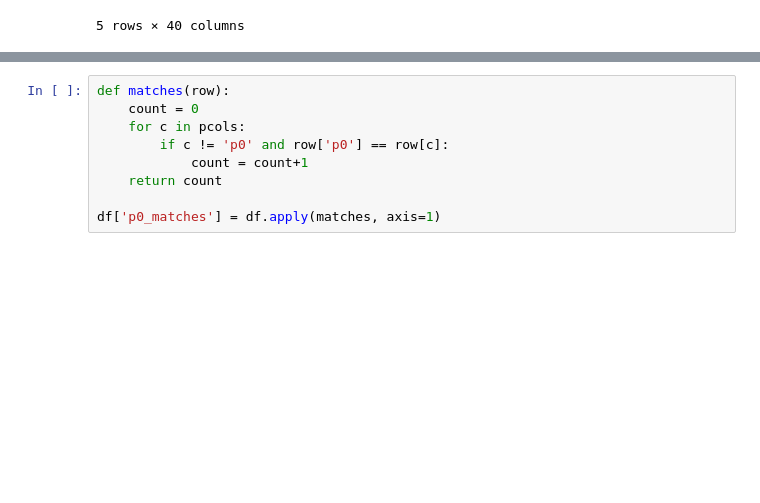
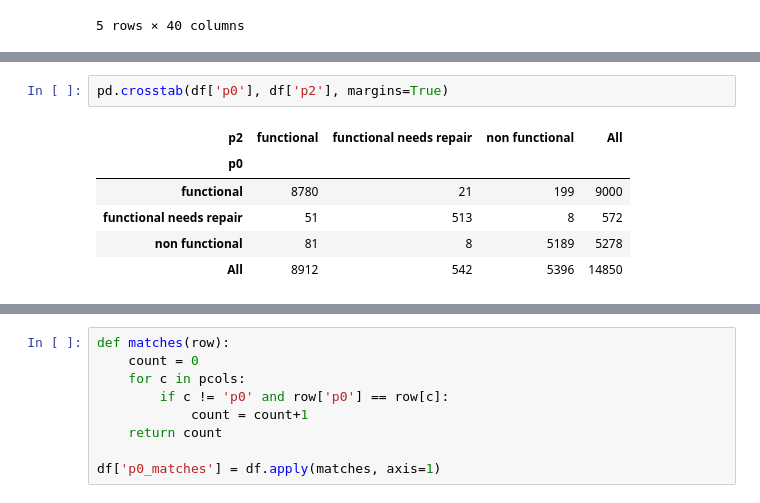
Before and after one commit to stepthom/autotext, a Jupyter notebook: ManualVote.ipynb, the cells around one changed output, grey strips where cells are left out. Saved outputs shown, nothing was run; the diff lists cells and outputs as text; blank space fills up the shorter version.

```diff
--- a/ManualVote.ipynb
+++ b/ManualVote.ipynb
@@ -47,3 +78,12 @@ df.head()
+# %%
+pd.crosstab(df['p0'], df['p2'], margins=True)
+# %% [output]
+| p2 | functional | functional needs repair | non functional | All |
+| p0 |  |  |  |  |
+| functional | 8780 | 21 | 199 | 9000 |
+| functional needs repair | 51 | 513 | 8 | 572 |
+| non functional | 81 | 8 | 5189 | 5278 |
+| All | 8912 | 542 | 5396 | 14850 |
 # %%
 df.loc[~(df['p0'] == df['p1'])]
 # %% [output]
```
Also changed, not shown: parts of 13 cells of this notebook, 2 other files.
